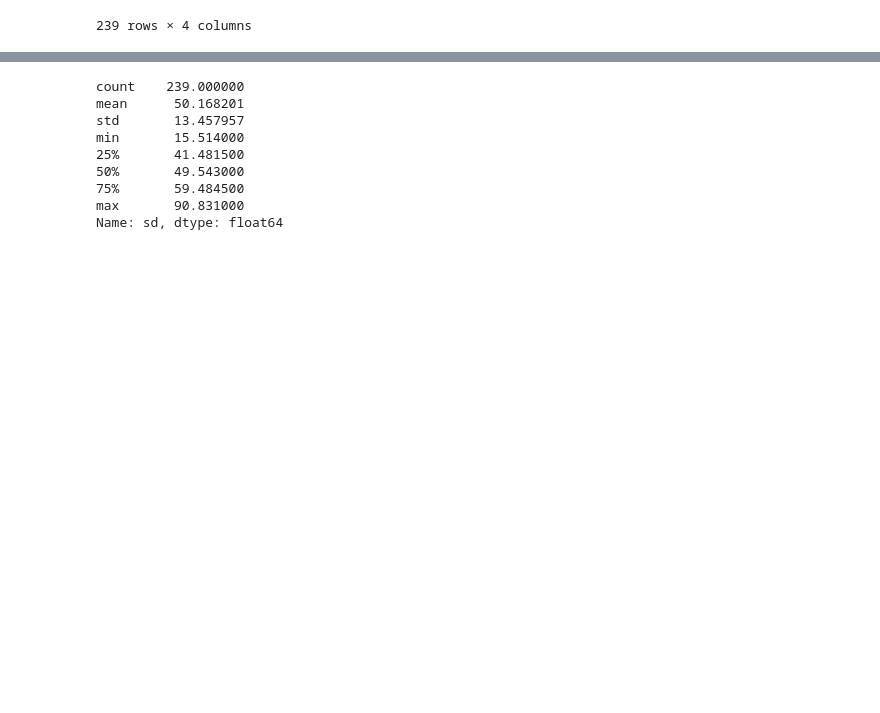
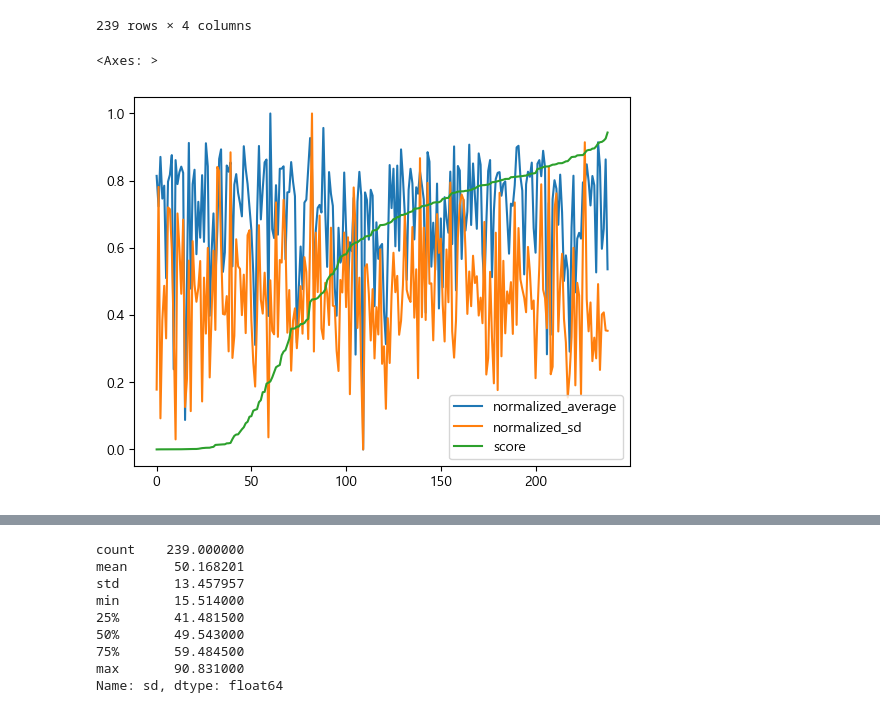
Before and after one commit to yuuhey/image_preprocessing, a Jupyter notebook: file4.ipynb, the cells around one changed output, grey strips where cells are left out. Drawn from its saved outputs; the diff is of its cells as text; code cells hidden in the pictures; blank space fills up the shorter version.

Commit message:
visualization update

```diff
--- a/file4.ipynb
+++ b/file4.ipynb
@@ -134,3 +134,14 @@ tmp
 | 237 | val2017/000000334399.jpg | 58.672 | 84.382 | 0.882239 |
 | 238 | val2017/000000456303.jpg | 61.814 | 90.831 | 0.446390 |
 239 rows × 4 columns
+# %%
+# 'average' 열을 Min-Max 정규화
+tmp['normalized_average'] = (tmp['average'] - tmp['average'].min()) / (tmp['average'].max() - tmp['average'].min())
+
+# 'sd' 열을 Min-Max 정규화
+tmp['normalized_sd'] = (tmp['sd'] - tmp['sd'].min()) / (tmp['sd'].max() - tmp['sd'].min())
+# %%
+tmp[['normalized_average','normalized_sd','score']].sort_values('score').reset_index(drop=True).plot()
+# %% [output]
+<Axes: >
+[figure, added]
```
Also changed, not shown: parts of 5 cells of this notebook.
